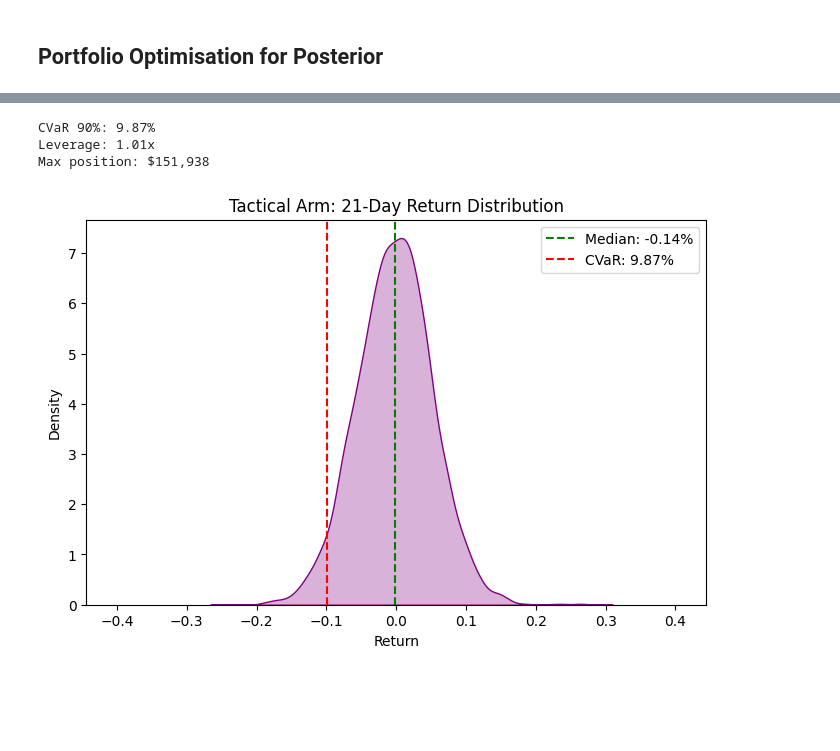
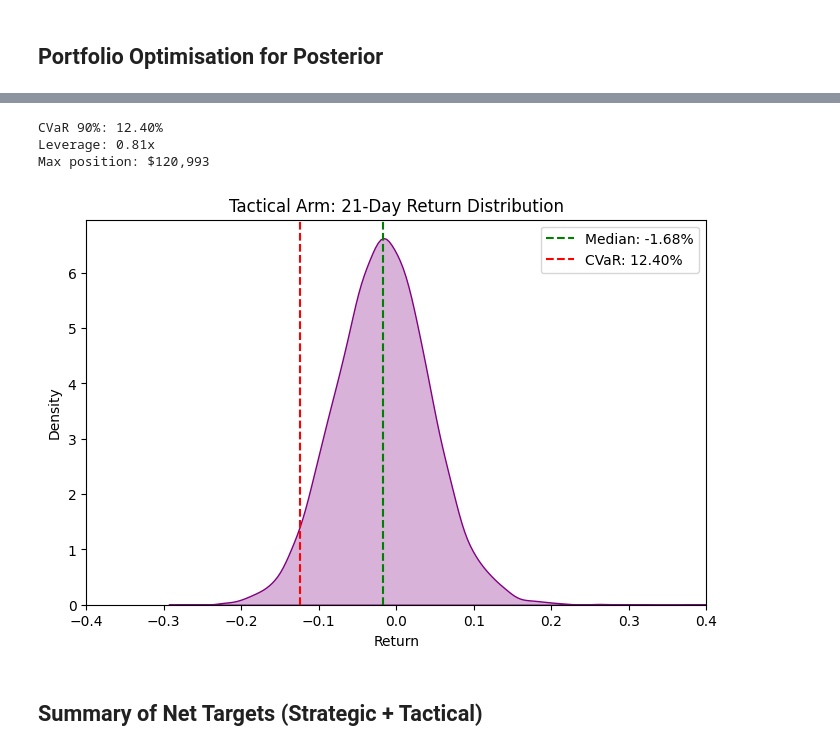
Before and after one commit to galamboslajos/Finance-Working-Files, a Jupyter notebook: Investments_2026/FFR_Portfolio_Risk.ipynb, the cells around one changed output, grey strips where cells are left out. Saved outputs shown, nothing was run; the diff lists cells and outputs as text; code cells hidden in the pictures; blank space fills up the shorter version.

```diff
--- a/Investments_2026/FFR_Portfolio_Risk.ipynb
+++ b/Investments_2026/FFR_Portfolio_Risk.ipynb
@@ -30,7 +30,7 @@ fred = Fred(api_key='f887507374b463ac1fcc8e0ad01cbed3')
 ########### NEW DATA FETCHING CHUNK ###########
 # %%
 ASSETS = [
-    'NVDA', 'LLY', 'GS', 'DECK', 'COST', 'CAT',
+    'NVDA', 'ISRG', 'APO', 'DECK', 'COST', 'CAT',
     'BTU', 'SHW', 'NRG', 'NFLX', 'CBRE'
 ]
 COMMODITIES = ['GC=F', '^VIX', '^GSPC']
@@ -490,18 +500,20 @@ print(f"CVaR {alpha:.0%}: {cvar_tact*100:.2f}%")
 print(f"Leverage: {leverage_tact:.2f}x")
 print(f"Max position: ${max_position_tact:,.0f}")
 # %% [output]
-CVaR 90%: 9.87%
-Leverage: 1.01x
-Max position: $151,938
+CVaR 90%: 12.40%
+Leverage: 0.81x
+Max position: $120,993
 # %%
 fig, ax = plt.subplots(figsize=(8, 5))
 sns.kdeplot(portfolio_returns_tact, fill=True, alpha=0.3, color='purple')
-ax.set_xlim(-xlim, xlim)
+ax.set_xlim(-0.4, 0.4)
 ax.axvline(np.median(portfolio_returns_tact), color='green', ls='--', label=f'Median: {np.median(portfolio_returns_tact)*100:+.2f}%')
 ax.axvline(-cvar_tact, color='red', ls='--', label=f'CVaR: {cvar_tact*100:.2f}%')
 ax.set_title(f'Tactical Arm: {h}-Day Return Distribution')
 ax.set_xlabel('Return')
 ax.legend()
 plt.show()
 # %% [output]
-[figure, old version]
+[figure, new version]
+# %% [markdown]
+## Summary of Net Targets (Strategic + Tactical)
```
Also changed, not shown: parts of 7 cells of this notebook.
